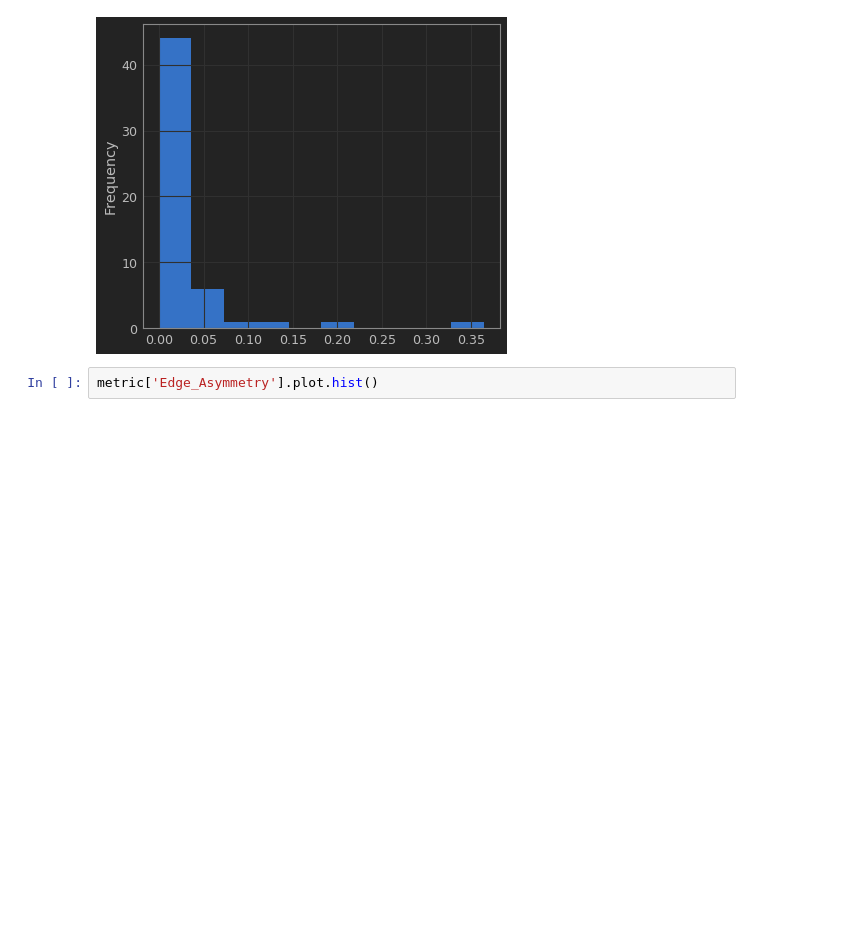
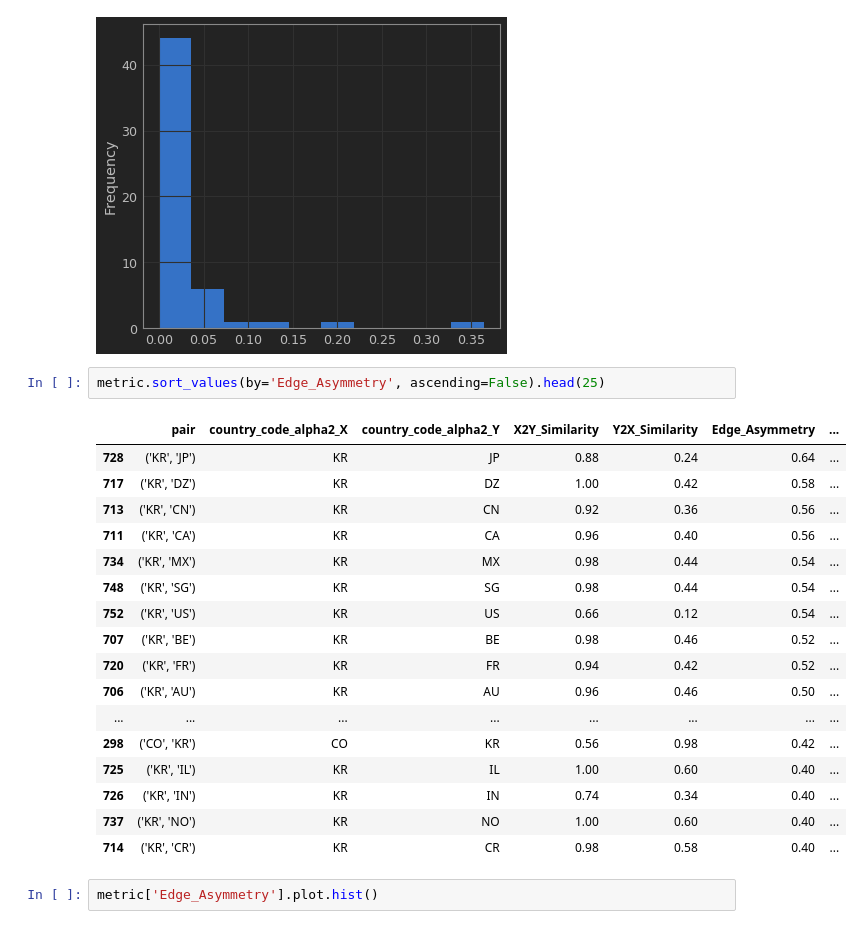
Before and after one commit to daylight-lab/blocking-asymmetries, a Jupyter notebook: Blocking asymmetries.ipynb, the cells around one changed output. Cells and saved outputs as stored; diff of their text form; blank space fills up the shorter version.

```diff
--- a/Blocking asymmetries.ipynb
+++ b/Blocking asymmetries.ipynb
@@ -108,6 +115,26 @@ per_country['Edge_Asymmetry'].plot.hist()
 # %% [output]
 <matplotlib.axes._subplots.AxesSubplot at 0x...>
 [figure]
+# %%
+metric.sort_values(by='Edge_Asymmetry', ascending=False).head(25)
+# %% [output]
+|  | pair | country_code_alpha2_X | country_code_alpha2_Y | X2Y_Similarity | Y2X_Similarity | Edge_Asymmetry | ... |
+| 728 | ('KR', 'JP') | KR | JP | 0.88 | 0.24 | 0.64 | ... |
+| 717 | ('KR', 'DZ') | KR | DZ | 1.00 | 0.42 | 0.58 | ... |
+| 713 | ('KR', 'CN') | KR | CN | 0.92 | 0.36 | 0.56 | ... |
+| 711 | ('KR', 'CA') | KR | CA | 0.96 | 0.40 | 0.56 | ... |
+| 734 | ('KR', 'MX') | KR | MX | 0.98 | 0.44 | 0.54 | ... |
+| 748 | ('KR', 'SG') | KR | SG | 0.98 | 0.44 | 0.54 | ... |
+| 752 | ('KR', 'US') | KR | US | 0.66 | 0.12 | 0.54 | ... |
+| 707 | ('KR', 'BE') | KR | BE | 0.98 | 0.46 | 0.52 | ... |
+| 720 | ('KR', 'FR') | KR | FR | 0.94 | 0.42 | 0.52 | ... |
+| 706 | ('KR', 'AU') | KR | AU | 0.96 | 0.46 | 0.50 | ... |
+| ... | ... | ... | ... | ... | ... | ... | ... |
+| 298 | ('CO', 'KR') | CO | KR | 0.56 | 0.98 | 0.42 | ... |
+| 725 | ('KR', 'IL') | KR | IL | 1.00 | 0.60 | 0.40 | ... |
+| 726 | ('KR', 'IN') | KR | IN | 0.74 | 0.34 | 0.40 | ... |
+| 737 | ('KR', 'NO') | KR | NO | 1.00 | 0.60 | 0.40 | ... |
+| 714 | ('KR', 'CR') | KR | CR | 0.98 | 0.58 | 0.40 | ... |
 # %%
 metric['Edge_Asymmetry'].plot.hist()
 # %% [output]
```
Also changed, not shown: parts of 2 cells of this notebook.
